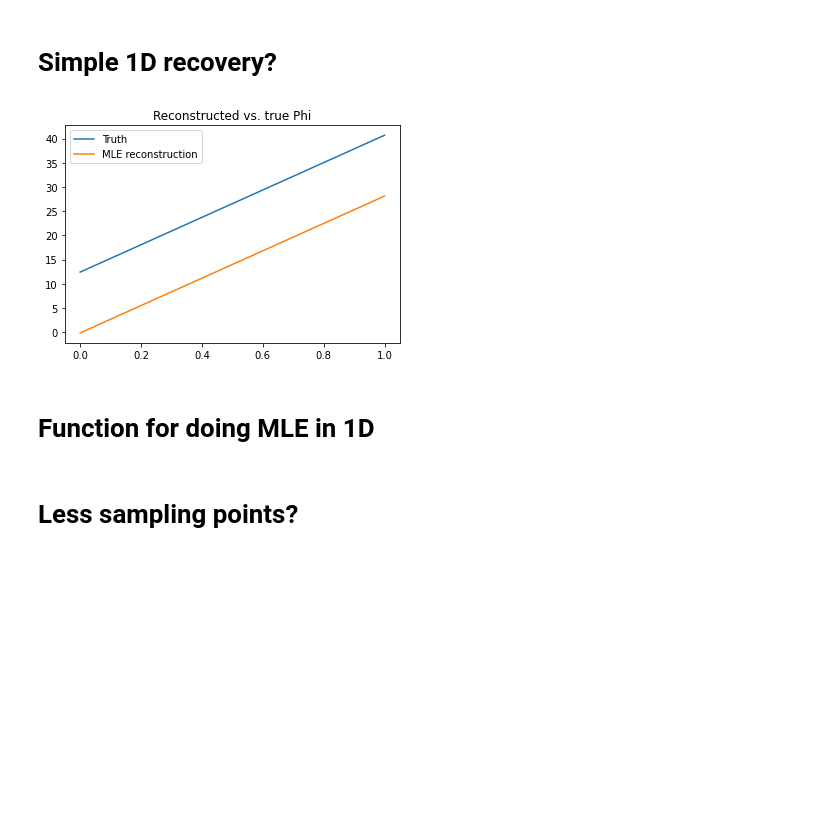
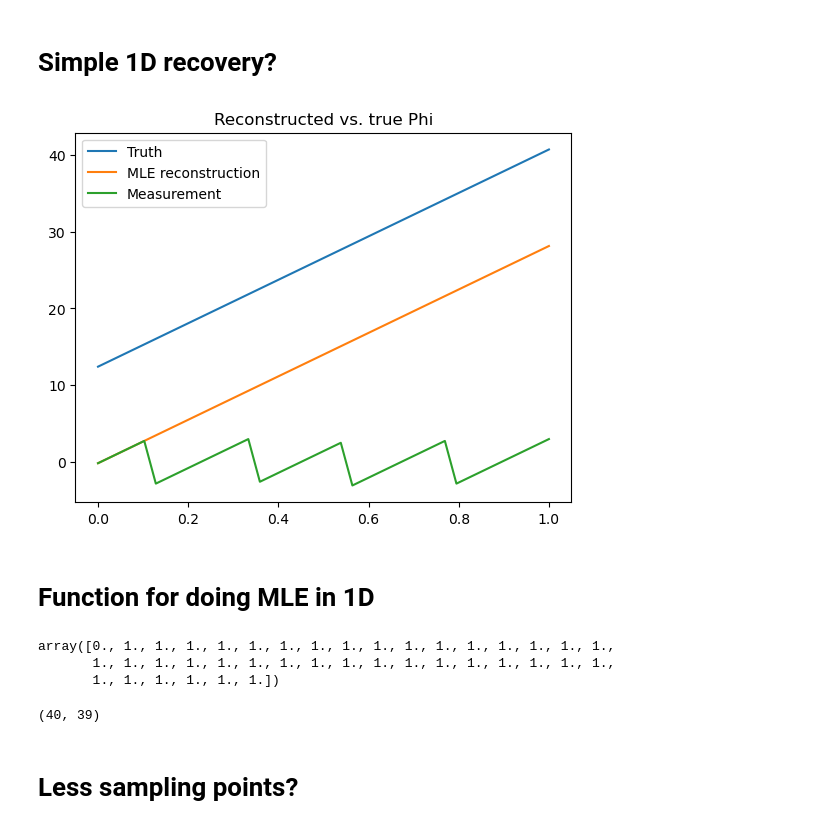
Before and after one commit to henrymorris120/Interferometry-and-Phase-Unwrapping-Research, a Jupyter notebook: basic_1d_example.ipynb, the cells around one changed output. Cells and saved outputs as stored; diff of their text form; code cells hidden in the pictures; blank space fills up the shorter version.

```diff
--- a/basic_1d_example.ipynb
+++ b/basic_1d_example.ipynb
@@ -78,11 +89,12 @@ reconstructed_phi[0] = psi[0]
 # %%
 plt.plot(grid, phi, label="Truth")
 plt.plot(grid, reconstructed_phi, label="MLE reconstruction")
+plt.plot(grid, psi, label="Measurement")
 plt.title("Reconstructed vs. true Phi")
 plt.legend()
 plt.show()
 # %% [output]
-[figure, old version]
+[figure, new version]
 # %% [markdown]
 # Function for doing MLE in 1D
 # %%
@@ -126,6 +138,17 @@ def solve_D2_MLE_1D(psi, weights=None):
     reconstructed_phi[0] = psi[0]
 
     return reconstructed_phi
+# %%
+P @ np.ones(39)
+# %% [output]
+array([0., 1., 1., 1., 1., 1., 1., 1., 1., 1., 1., 1., 1., 1., 1., 1., 1.,
+       1., 1., 1., 1., 1., 1., 1., 1., 1., 1., 1., 1., 1., 1., 1., 1., 1.,
+       1., 1., 1., 1., 1., 1.])
+# %%
+P = np.eye(N)[1:,:].T
+P.shape
+# %% [output]
+(40, 39)
 # %% [markdown]
 # Less sampling points?
 # %%
```
Also changed, not shown: parts of 4 cells of this notebook, 1 other file.
